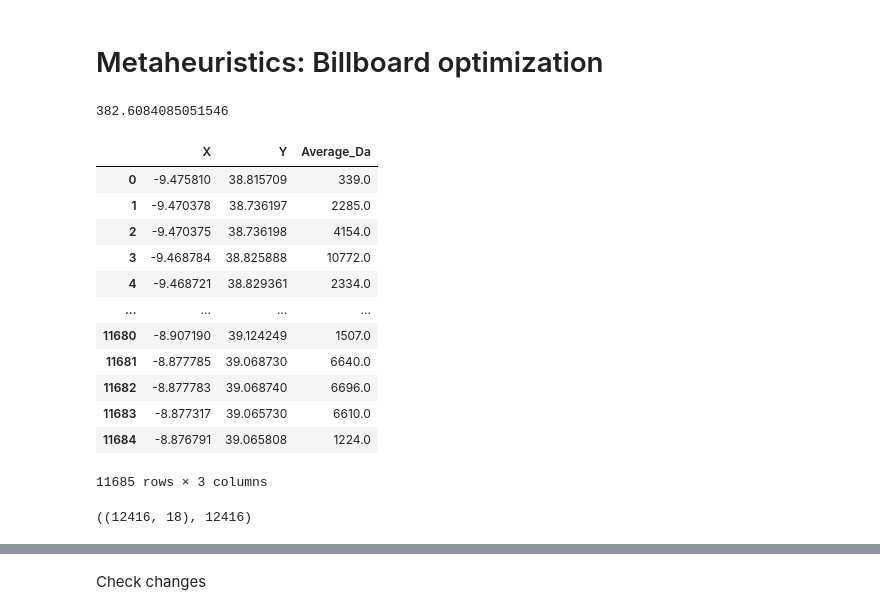
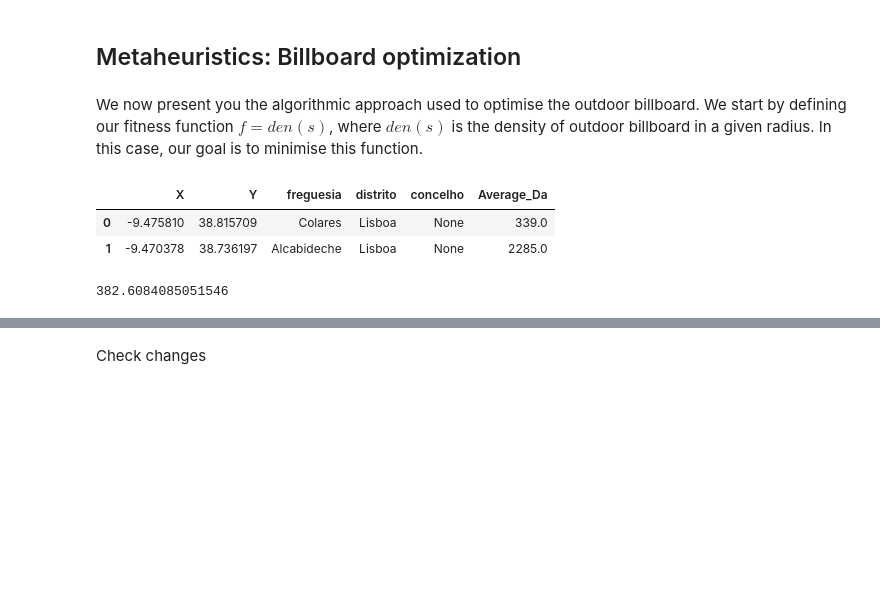
Before and after one commit to TiagoFilipeSousaGoncalves/wdl-tech-moguls, a Jupyter notebook: stage-4/Deliverable.ipynb, the cells around one changed output, grey strips where cells are left out. Drawn from its saved outputs; the diff is of its cells as text; code cells hidden in the pictures; blank space fills up the shorter version.

```diff
--- a/stage-4/Deliverable.ipynb
+++ b/stage-4/Deliverable.ipynb
@@ -56,22 +118,2 @@ def find_neighbours_within_radius(xy, radius):
-# %%
-def get_density_billboards(df):
-    """
-    Calculate number of billboards in a X km radius for each point
-    """
-
-    df_copy = df.copy()
-
-    import numpy as np
-
-    kms_per_radian = 6371.0088
-    radius = 1.5
-    neighbours_within_radius = find_neighbours_within_radius(
-        np.radians(df_copy[['Y', 'X']].values),
-        radius/kms_per_radian
-    )
-
-    df_copy['nbr_points_around_billboard'] = [len(x) for x in neighbours_within_radius]
-
-    return df_copy, neighbours_within_radius
 # %%
 df, neighbours_within_radius = get_density_billboards(df)
@@ -211,9 +181,27 @@ FastMarkerCluster(df[['Y', 'X']].values).add_to(m)
 # %% [markdown]
-# Metaheuristics: Billboard optimization
+## Metaheuristics: Billboard optimization
-# %%
-# Focus on lisbon
-
-df = df[df['distrito'] == 'Lisboa'].reset_index()
+# %% [markdown]
+We now present you the algorithmic approach used to optimise the outdoor billboard. We start by defining our fitness function $f = den(s)$, where $den(s)$ is the density of outdoor billboard in a given radius. In this case, our goal is to minimise this function.
+# %%
+# Focus on lisbon
+
+df_subset = df[df['distrito'] == 'Lisboa'].reset_index()
+
+# We might have different impressions for the same coordinate (maybe diff directions of traffic?) so let's average it out
+
+MEAN_IMPRESSIONS_PER_COORD = df_subset.groupby(['X', 'Y']).agg(
+    {'freguesia': 'first',
+     'distrito': 'first',
+     'concelho': 'first',
+     'Average_Da': 'mean'}).reset_index()
+
+df_subset = df_subset[['PanelID', 'X', 'Y', 'Max_Visibi', 'Average_Da']]
+
+MEAN_IMPRESSIONS_PER_COORD.head(2)
+# %% [output]
+|  | X | Y | freguesia | distrito | concelho | Average_Da |
+| 0 | -9.475810 | 38.815709 | Colares | Lisboa | None | 339.0 |
+| 1 | -9.470378 | 38.736197 | Alcabideche | Lisboa | None | 2285.0 |
 # %%
 def fitness(df):
     """
@@ -226,34 +214,10 @@ def fitness(df):
     max_density = df['nbr_points_around_billboard'].mean()
     total_number_of_views = df['Average_Da'].sum()
     return max_density # + total_number_of_views
+
+fitness(df_subset)
+# %% [output]
+382.6084085051546
-# %%
-fitness(df)
-# %% [output]
-382.6084085051546
-# %%
-# We might have different impressions for the same coordinate (maybe diff directions of traffic?) so let's average it out
-
-MEAN_IMPRESSIONS_PER_COORD = df.groupby(['X', 'Y']).Average_Da.mean().reset_index()
-MEAN_IMPRESSIONS_PER_COORD
-# %% [output]
-|  | X | Y | Average_Da |
-| 0 | -9.475810 | 38.815709 | 339.0 |
-| 1 | -9.470378 | 38.736197 | 2285.0 |
-| 2 | -9.470375 | 38.736198 | 4154.0 |
-| 3 | -9.468784 | 38.825888 | 10772.0 |
-| 4 | -9.468721 | 38.829361 | 2334.0 |
-| ... | ... | ... | ... |
-| 11680 | -8.907190 | 39.124249 | 1507.0 |
-| 11681 | -8.877785 | 39.068730 | 6640.0 |
-| 11682 | -8.877783 | 39.068740 | 6696.0 |
-| 11683 | -8.877317 | 39.065730 | 6610.0 |
-| 11684 | -8.876791 | 39.065808 | 1224.0 |
-11685 rows × 3 columns
-# %%
-# TODO: Erase uppon review
-df.shape, len(df)
-# %% [output]
-((12416, 18), 12416)
 # %%
 def get_neighbours(df, nbr_neighbours):
     """
```
Also changed, not shown: parts of 57 cells of this notebook.
